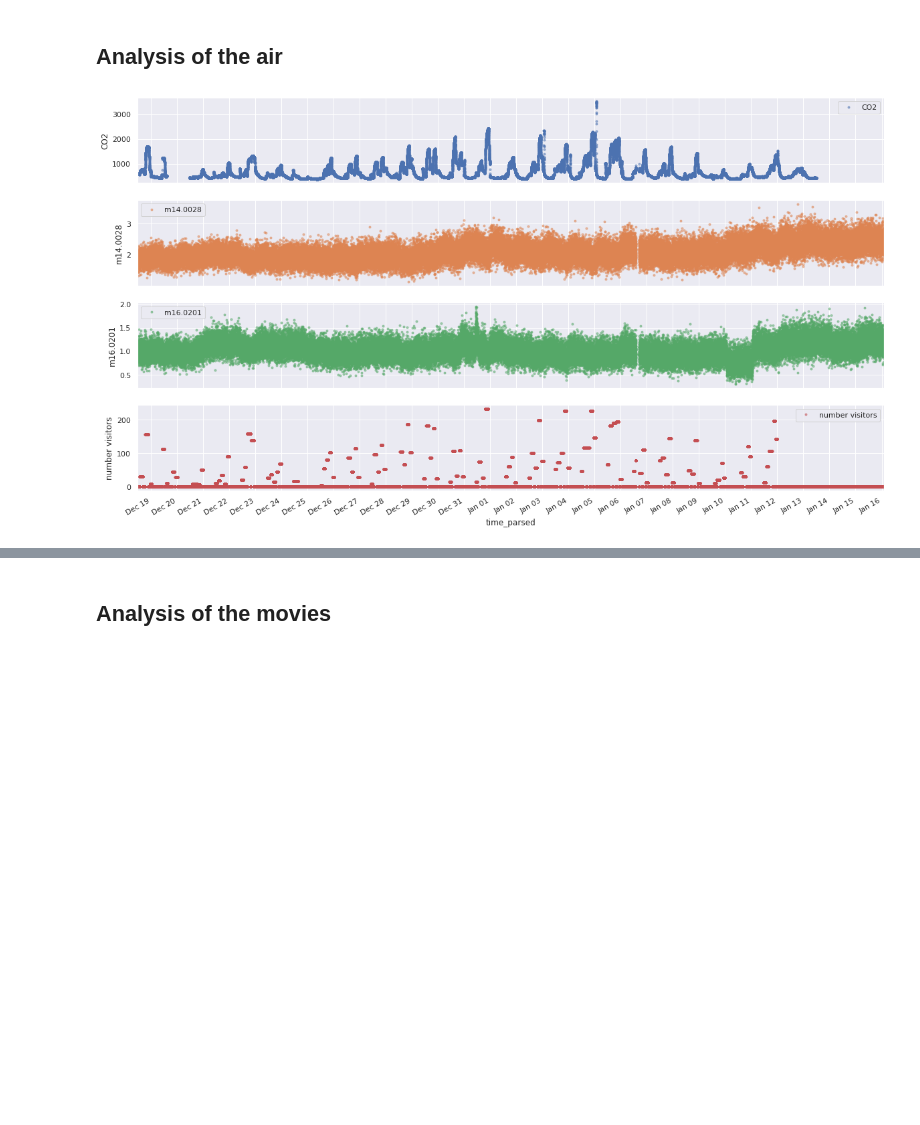
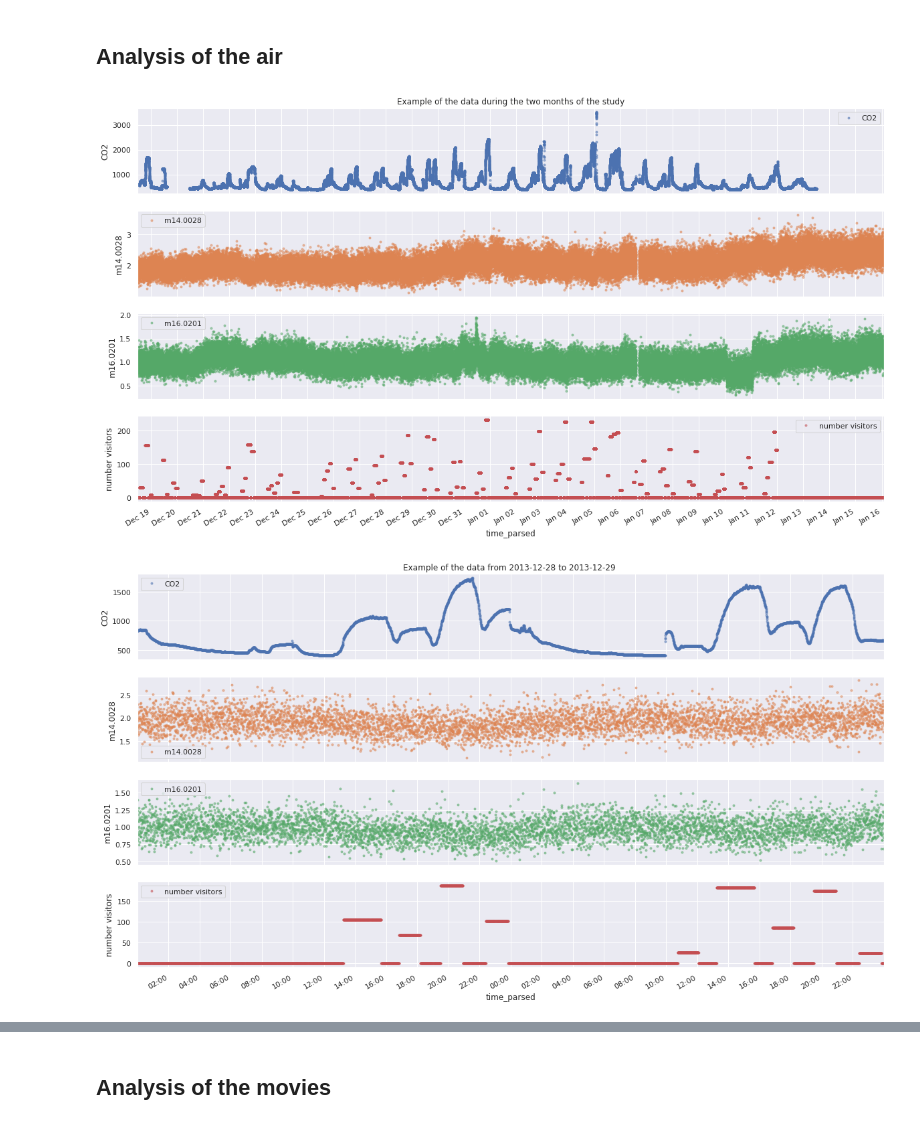
Before and after one commit to RaquelLeandra/deep_learning_deliveries, a Jupyter notebook: src/Time Series Visualization.ipynb, the cells around one changed output, grey strips where cells are left out. Saved outputs shown, nothing was run; the diff lists cells and outputs as text; code cells hidden in the pictures; blank space fills up the shorter version.

```diff
--- a/src/Time Series Visualization.ipynb
+++ b/src/Time Series Visualization.ipynb
@@ -122,5 +161,10 @@ def plot_by_hour(df,begin_date, end_date, target_columns):
 # %%
 cols_plot = ['CO2', 'm14.0028', 'm16.0201','number visitors']
-plot_by_day(tof_df, '2013-12-18','2014-01-16',cols_plot)
+plot_by_day(tof_df, '2013-12-18','2014-01-16',cols_plot, 'Example of the data during the two months of the study')
 # %% [output]
-[figure, old version]
+[figure, new version]
+# %%
+cols_plot = ['CO2', 'm14.0028', 'm16.0201','number visitors']
+plot_by_hour(tof_df, '2013-12-28','2013-12-29',cols_plot,'Example of the data from 2013-12-28 to 2013-12-29 ', interval=2)
+# %% [output]
+[figure, added]
```
Also changed, not shown: parts of 24 cells of this notebook, 1 other file.
